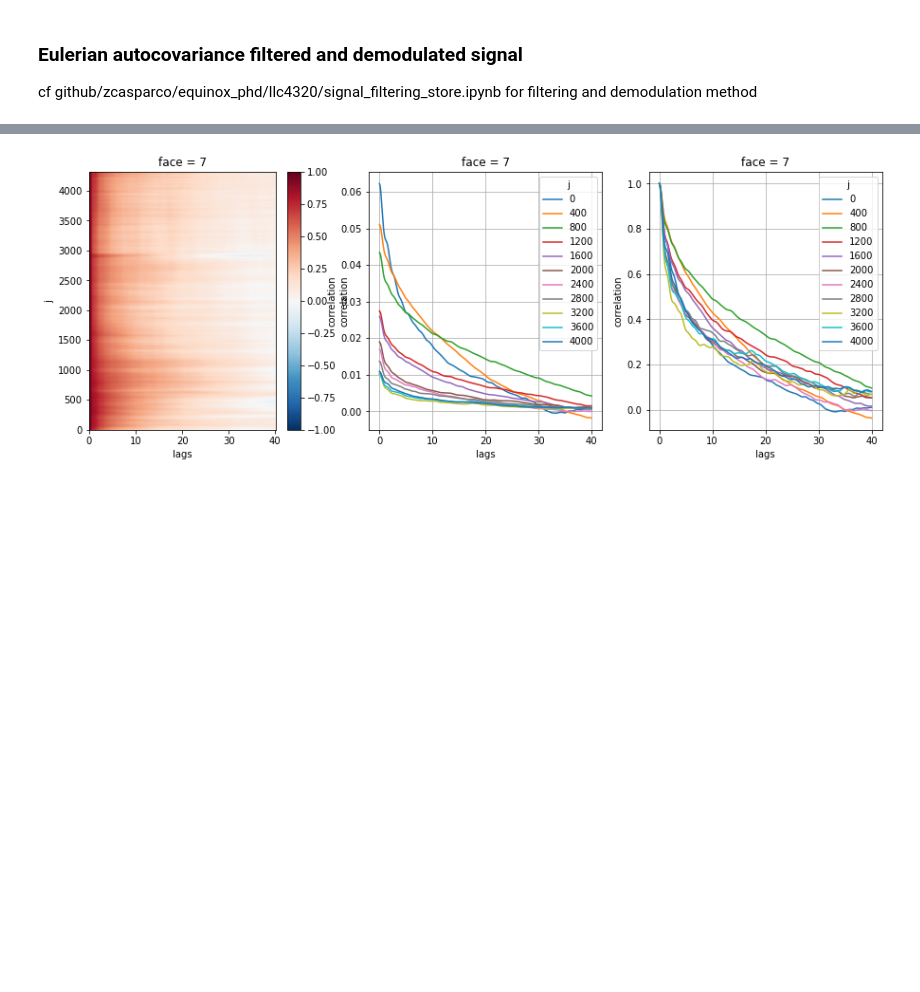
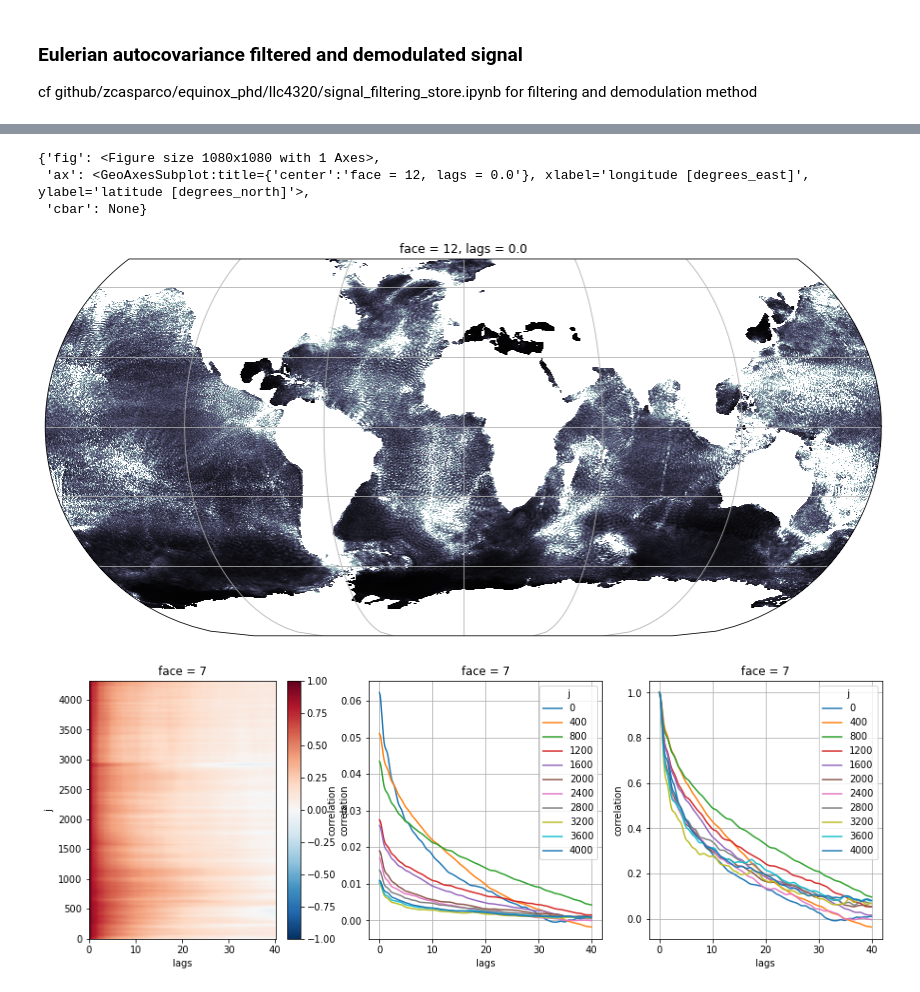
Before and after one commit to zcasparco/equinox_phd, a Jupyter notebook: llc4320/Eulerian_autocovariance.ipynb, the cells around one changed output, grey strips where cells are left out. Cells and saved outputs as stored; diff of their text form; code cells hidden in the pictures; blank space fills up the shorter version.

```diff
--- a/llc4320/Eulerian_autocovariance.ipynb
+++ b/llc4320/Eulerian_autocovariance.ipynb
@@ -120,3 +193,12 @@ pl.plot_pretty(np.sqrt(ds.correlation.isel(lags=0)),
+# %%
+pl.plot_pretty(ds.Crr.isel(lags=0)+dsU.Crr.isel(lags=0),
+                   infer_intervals=True,land=False,cmap='bone',vmax=0.01,colorbar=False
+                  )
+# %% [output]
+{'fig': <Figure size 1080x1080 with 1 Axes>,
+ 'ax': <GeoAxesSubplot:title={'center':'face = 12, lags = 0.0'}, xlabel='longitude [degrees_east]', ylabel='latitude [degrees_north]'>,
+ 'cbar': None}
+[figure, added]
 # %%
 var = 'correlation'
 fig,axs = plt.subplots(1,3,figsize=(15,5))
```
Also changed, not shown: parts of 7 cells of this notebook, 2 other files.
